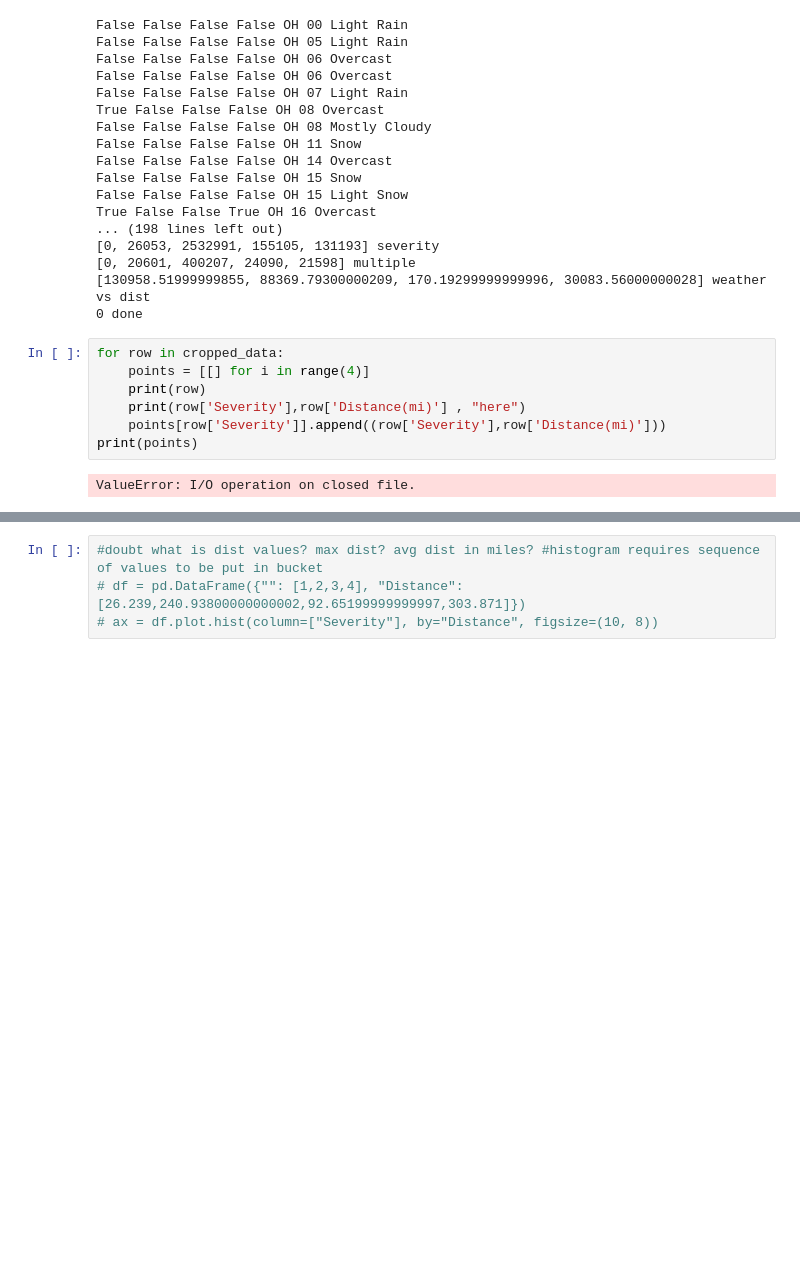
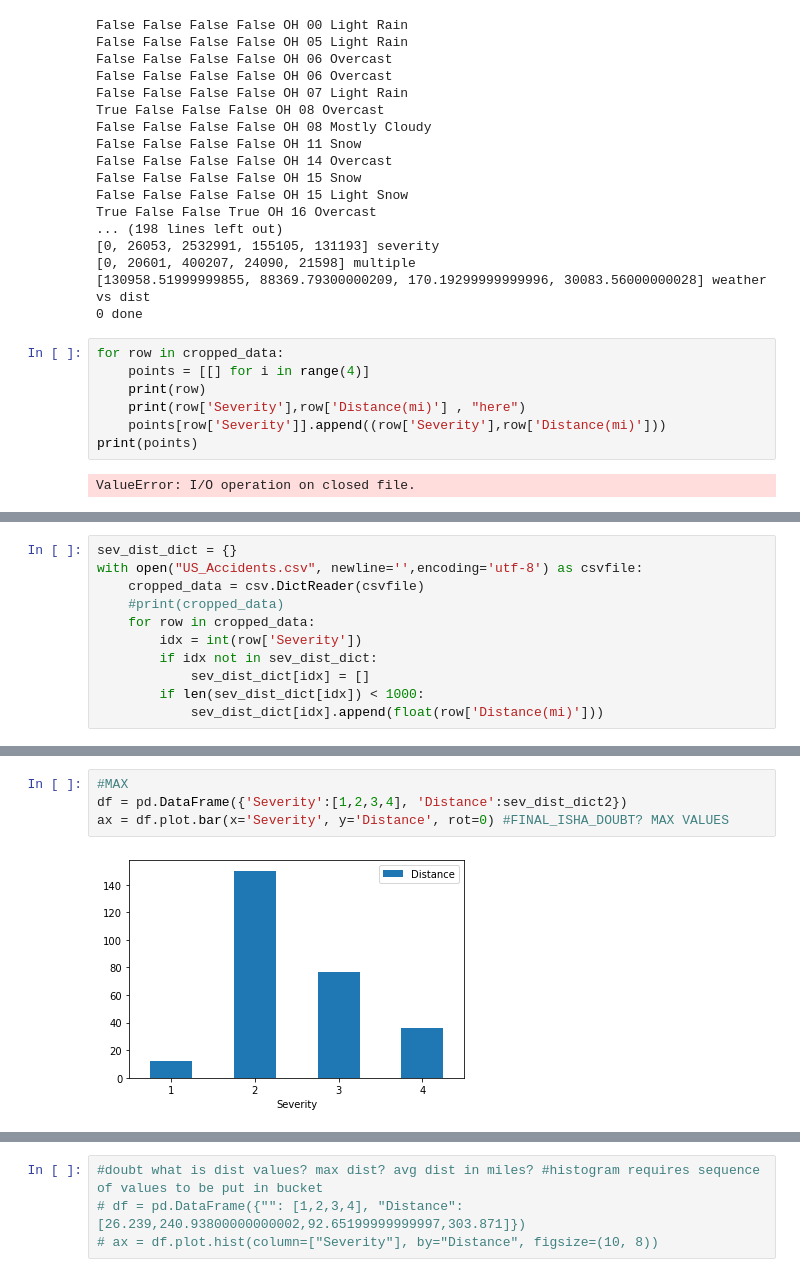
Before and after one commit to Isha28/CS784_Project, a Jupyter notebook: preprocess_exploratory.ipynb, the cells around one changed output, grey strips where cells are left out. Drawn from its saved outputs; the diff is of its cells as text; blank space fills up the shorter version.

```diff
--- a/preprocess_exploratory.ipynb
+++ b/preprocess_exploratory.ipynb
@@ -238,0 +251,11 @@ ax = df.plot.bar(x='Severity', y='Distance', rot=0) #remove 3rd severity?
+# %%
+sev_dist_dict = {}
+with open("US_Accidents.csv", newline='',encoding='utf-8') as csvfile:
+    cropped_data = csv.DictReader(csvfile)
+    #print(cropped_data)
+    for row in cropped_data:
+        idx = int(row['Severity'])
+        if idx not in sev_dist_dict:
+            sev_dist_dict[idx] = []
+        if len(sev_dist_dict[idx]) < 1000:
+            sev_dist_dict[idx].append(float(row['Distance(mi)']))
@@ -238,0 +281,6 @@ ax = df.plot.bar(x='Severity', y='Distance', rot=0) #remove 3rd severity?
+# %%
+#MAX
+df = pd.DataFrame({'Severity':[1,2,3,4], 'Distance':sev_dist_dict2})
+ax = df.plot.bar(x='Severity', y='Distance', rot=0) #FINAL_ISHA_DOUBT? MAX VALUES
+# %% [output]
+[figure, added]
```
Also changed, not shown: parts of 21 cells of this notebook.
